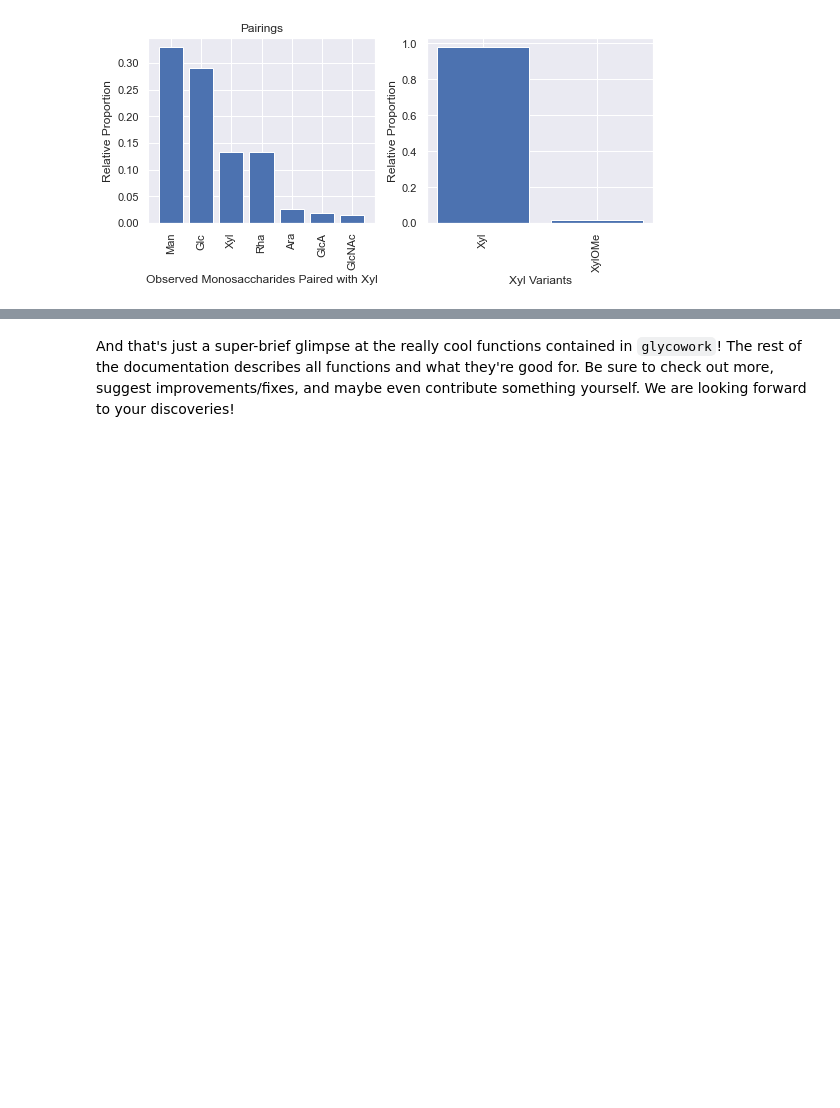
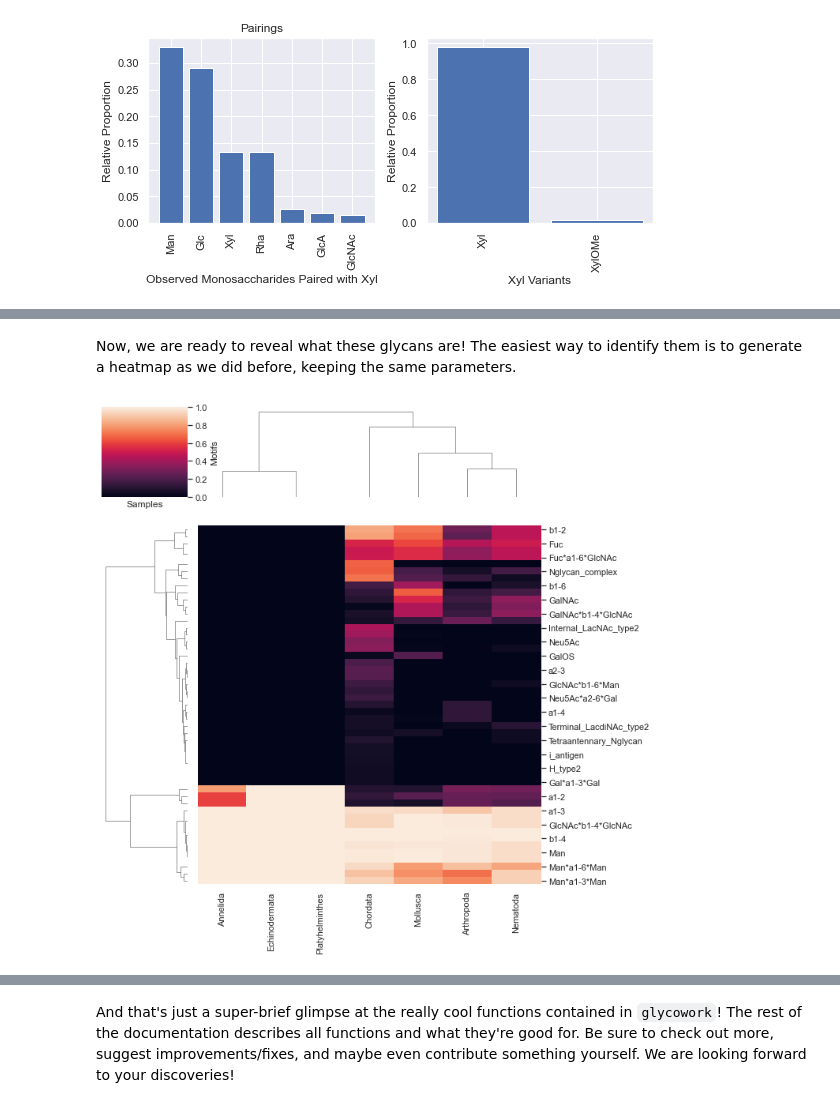
Before and after one commit to BojarLab/glycowork, a Jupyter notebook: 00_core.ipynb, the cells around one changed output, grey strips where cells are left out. Drawn from its saved outputs; the diff is of its cells as text; code cells hidden in the pictures; blank space fills up the shorter version.

```diff
--- a/00_core.ipynb
+++ b/00_core.ipynb
@@ -102,0 +144,8 @@ characterize_monosaccharide('Xyl', rank = 'Kingdom', focus = 'Plantae', modifica
+# %%
+df_map_N_linked = presence_to_matrix(df_N_linked, label_col_name = 'Phylum')
+# %% [markdown]
+Now, we are ready to reveal what these glycans are! The easiest way to identify them is to generate a heatmap as we did before, keeping the same parameters.
+# %%
+make_heatmap(df_map_N_linked, mode = 'motif', feature_set = ['known', 'exhaustive'], datatype = 'presence')
+# %% [output]
+[figure, added]
```
Also changed, not shown: parts of 14 cells of this notebook, 1 other file.
